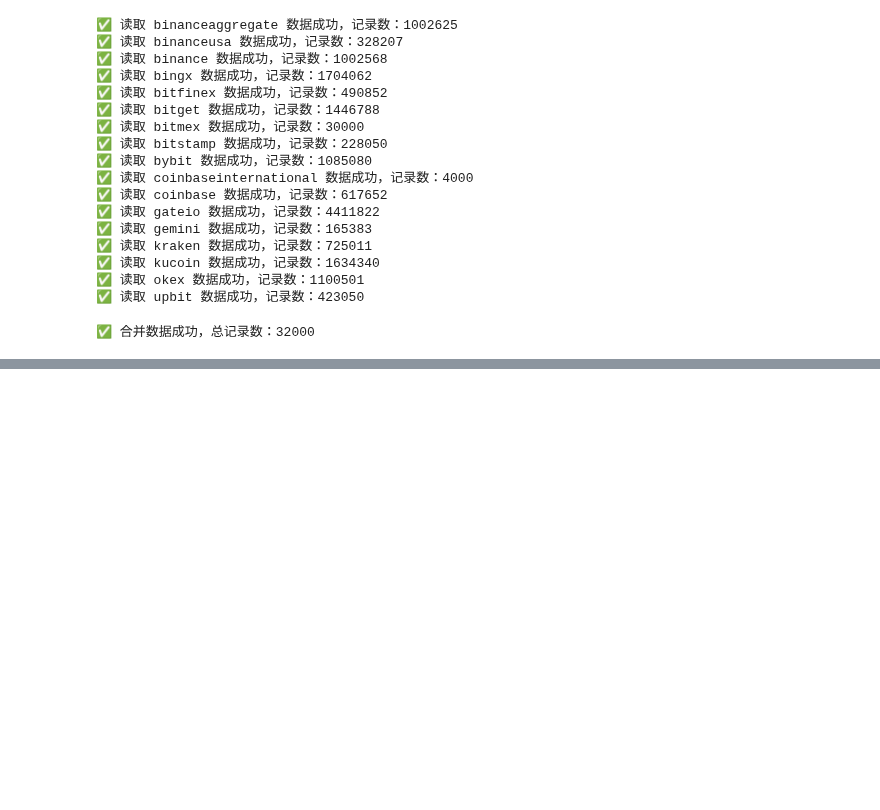
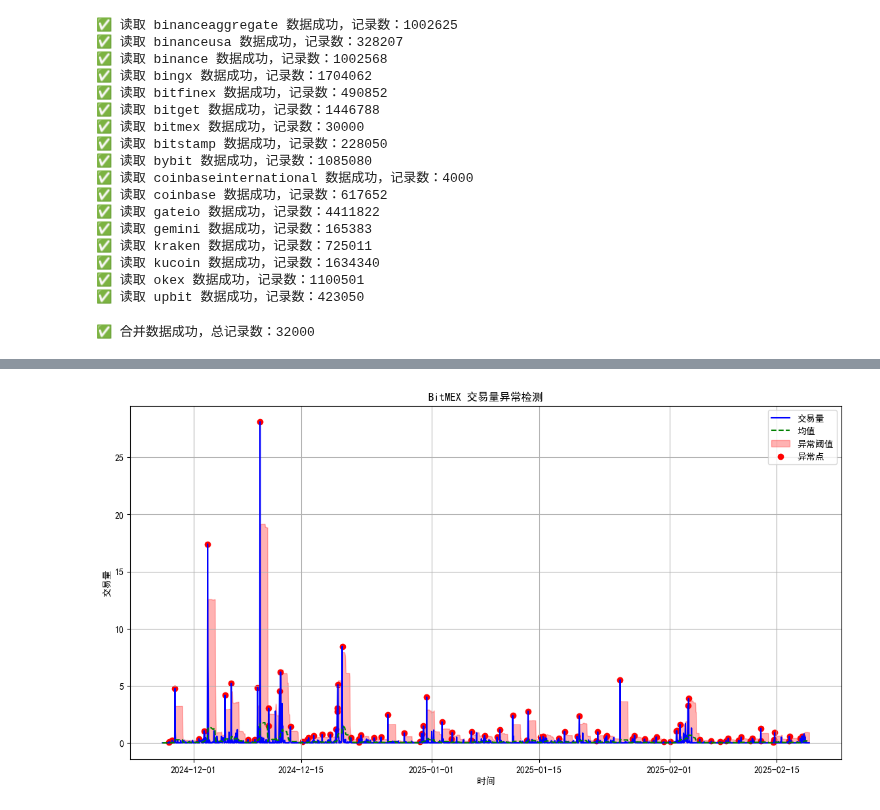
Before and after one commit to Cacidy/Project, a Jupyter notebook: spot_volume/data_process.ipynb, the cells around one changed output, grey strips where cells are left out. Drawn from its saved outputs; the diff is of its cells as text; code cells hidden in the pictures; blank space fills up the shorter version.

```diff
--- a/spot_volume/data_process.ipynb
+++ b/spot_volume/data_process.ipynb
@@ -165,0 +219,29 @@ T-test p-value: 0.0000
+# %%
+bitmex_data = hourly_volume[["bitmex"]].copy()
+
+# 确保时间索引正确排序
+bitmex_data = bitmex_data.sort_index()
+
+# 计算过去 24 小时的交易量均值和标准差
+bitmex_data["rolling_mean"] = bitmex_data["bitmex"].rolling(window=24, min_periods=1).mean()
+bitmex_data["rolling_std"] = bitmex_data["bitmex"].rolling(window=24, min_periods=1).std()
+
+# 识别异常交易量（大于均值 + 3 倍标准差）
+bitmex_data["is_abnormal"] = bitmex_data["bitmex"] > (bitmex_data["rolling_mean"] + 3 * bitmex_data["rolling_std"])
+
+abnormal_trades = bitmex_data[bitmex_data["is_abnormal"]]
+print(abnormal_trades)
+
+plt.figure(figsize=(14, 7))
+plt.plot(bitmex_data.index, bitmex_data["bitmex"], label="交易量", color="blue")
+plt.plot(bitmex_data.index, bitmex_data["rolling_mean"], label="均值", color="green", linestyle="--")
+plt.fill_between(bitmex_data.index, bitmex_data["rolling_mean"] +3 * bitmex_data["rolling_std"], alpha=0.3, color="red", label="异常阈值")
+plt.scatter(bitmex_data[bitmex_data["is_abnormal"]].index, bitmex_data[bitmex_data["is_abnormal"]]["bitmex"], color="red", label="异常点")
+
+plt.title("BitMEX 交易量异常检测")
+plt.xlabel("时间")
+plt.ylabel("交易量")
+plt.legend()
+plt.grid()
+plt.show()
+# %% [output]
@@ -165,0 +263 @@ T-test p-value: 0.0000
+[figure, added]
```
Also changed, not shown: parts of 12 cells of this notebook, 1 other file.
